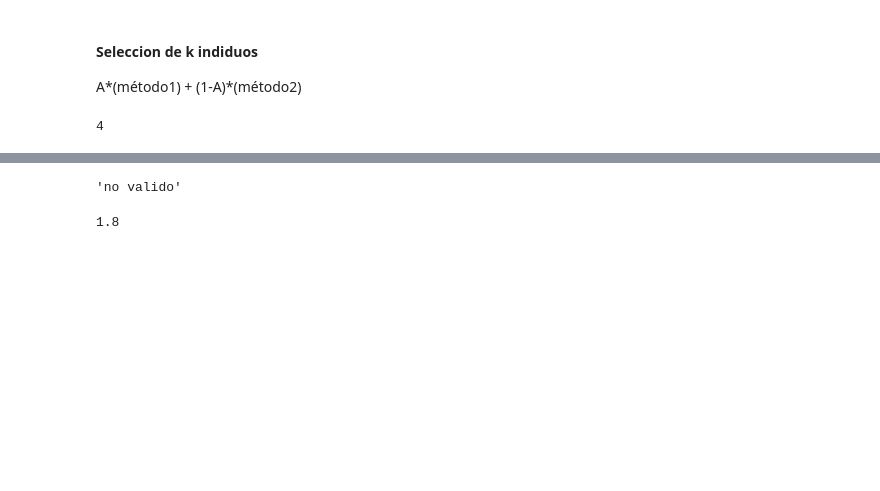
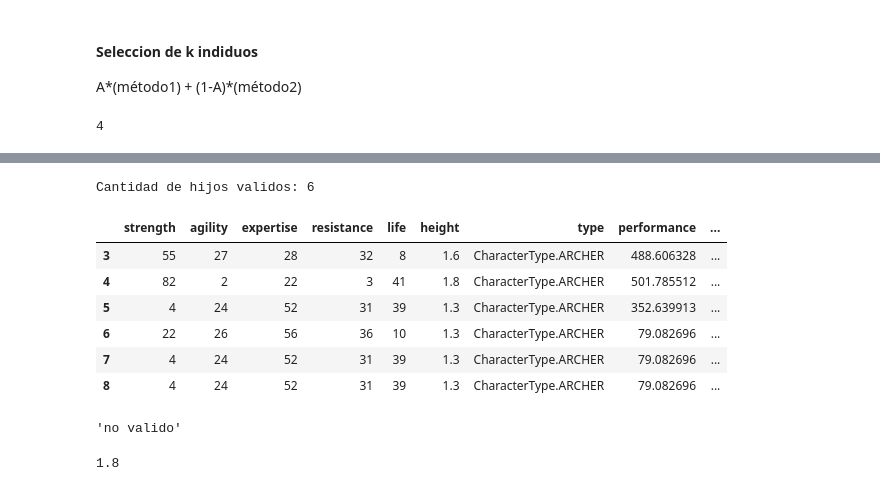
Before and after one commit to marianopm/sia-tp2, a Jupyter notebook: src/test.ipynb, the cells around one changed output, grey strips where cells are left out. Saved outputs shown, nothing was run; the diff lists cells and outputs as text; code cells hidden in the pictures; blank space fills up the shorter version.

Commit message:
Validacion de los hijos.

```diff
--- a/src/test.ipynb
+++ b/src/test.ipynb
@@ -121,3 +137,18 @@ poblacion_nueva
+# %%
+from crossover import valid_offspring
+offspings, offspring_ok = valid_offspring(cromosomas_decoded)
+
+print(f"Cantidad de hijos validos: {offspings}")
+offspring_ok
+# %% [output]
+Cantidad de hijos validos: 6
+|  | strength | agility | expertise | resistance | life | height | type | performance | ... |
+| 3 | 55 | 27 | 28 | 32 | 8 | 1.6 | CharacterType.ARCHER | 488.606328 | ... |
+| 4 | 82 | 2 | 22 | 3 | 41 | 1.8 | CharacterType.ARCHER | 501.785512 | ... |
+| 5 | 4 | 24 | 52 | 31 | 39 | 1.3 | CharacterType.ARCHER | 352.639913 | ... |
+| 6 | 22 | 26 | 56 | 36 | 10 | 1.3 | CharacterType.ARCHER | 79.082696 | ... |
+| 7 | 4 | 24 | 52 | 31 | 39 | 1.3 | CharacterType.ARCHER | 79.082696 | ... |
+| 8 | 4 | 24 | 52 | 31 | 39 | 1.3 | CharacterType.ARCHER | 79.082696 | ... |
 # %%
 from genes import height_to_bin
 hb = height_to_bin(1.1)
```
Also changed, not shown: parts of 7 cells of this notebook, 2 other files.
